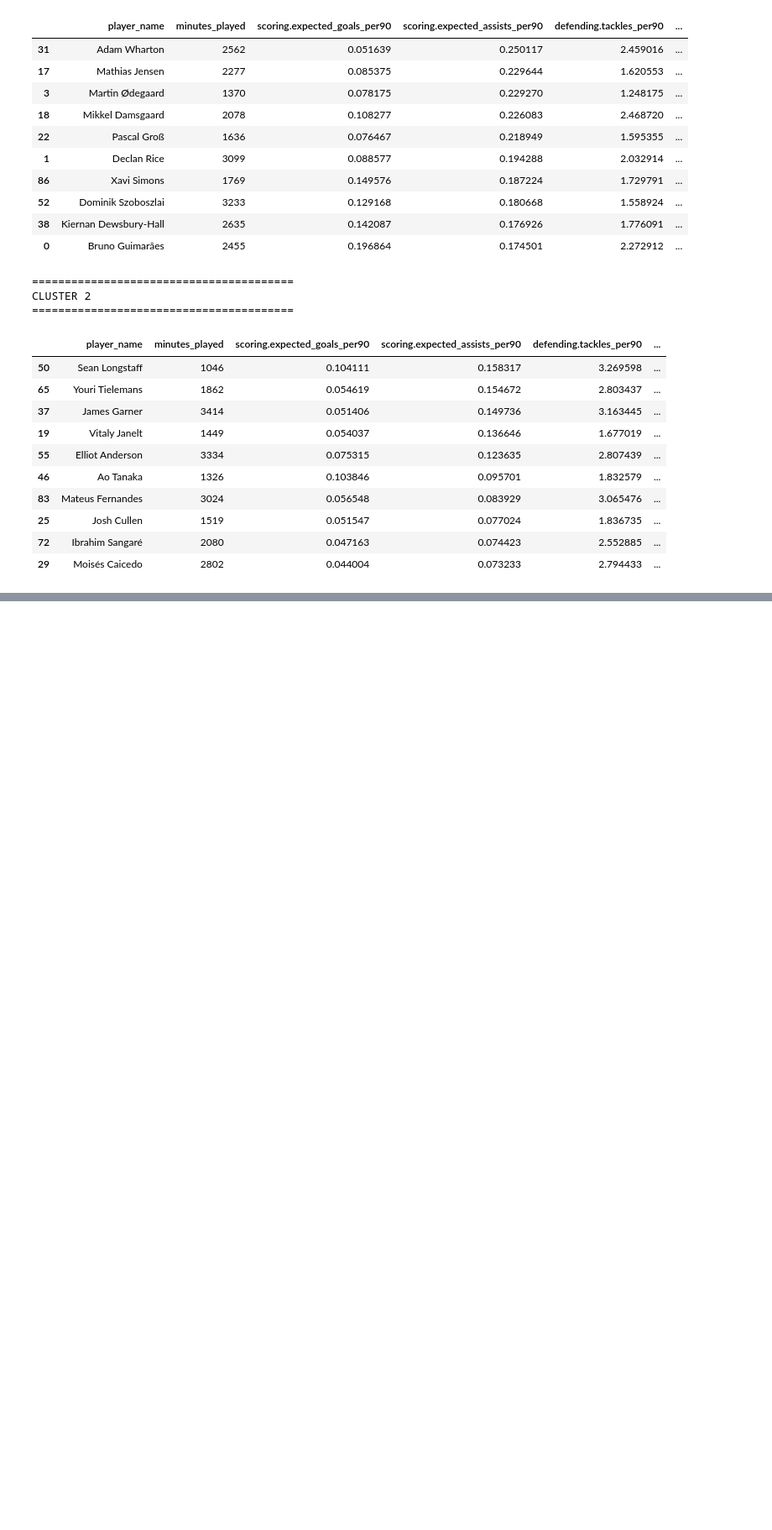
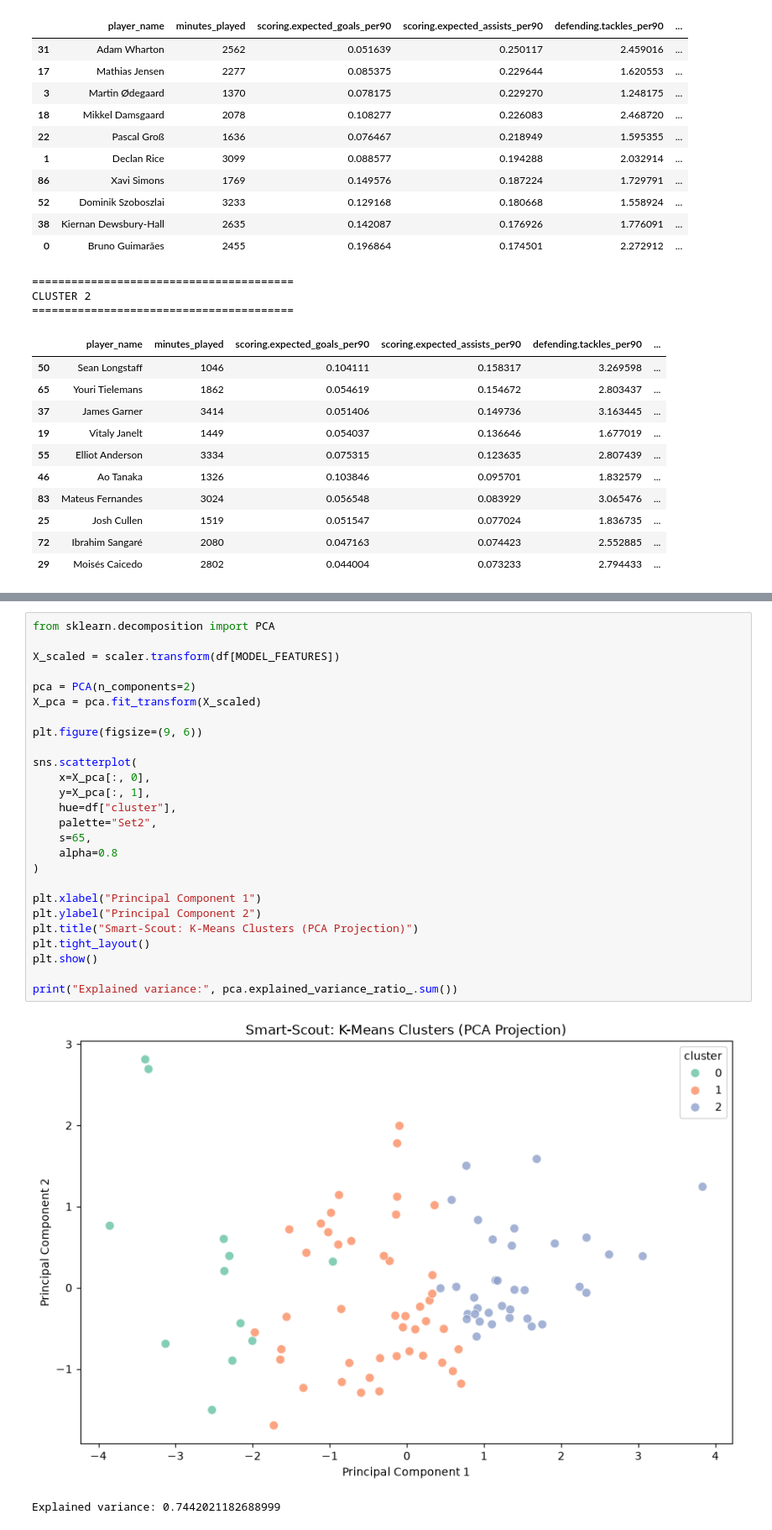
Before and after one commit to colonistz-1/Smart-Scout, a Jupyter notebook: notebooks/03_baseline_model.ipynb, the cells around one changed output, grey strips where cells are left out. Shown at 84% size. Drawn from its saved outputs; the diff is of its cells as text; blank space fills up the shorter version.

```diff
--- a/notebooks/03_baseline_model.ipynb
+++ b/notebooks/03_baseline_model.ipynb
@@ -72,0 +215,29 @@ CLUSTER 2
+# %%
+from sklearn.decomposition import PCA
+
+X_scaled = scaler.transform(df[MODEL_FEATURES])
+
+pca = PCA(n_components=2)
+X_pca = pca.fit_transform(X_scaled)
+
+plt.figure(figsize=(9, 6))
+
+sns.scatterplot(
+    x=X_pca[:, 0],
+    y=X_pca[:, 1],
+    hue=df["cluster"],
+    palette="Set2",
+    s=65,
+    alpha=0.8
+)
+
+plt.xlabel("Principal Component 1")
+plt.ylabel("Principal Component 2")
+plt.title("Smart-Scout: K-Means Clusters (PCA Projection)")
+plt.tight_layout()
+plt.show()
+
+print("Explained variance:", pca.explained_variance_ratio_.sum())
+# %% [output]
+[figure, added]
+Explained variance: 0.7442021182688999
```
Also changed, not shown: parts of 7 cells of this notebook.
